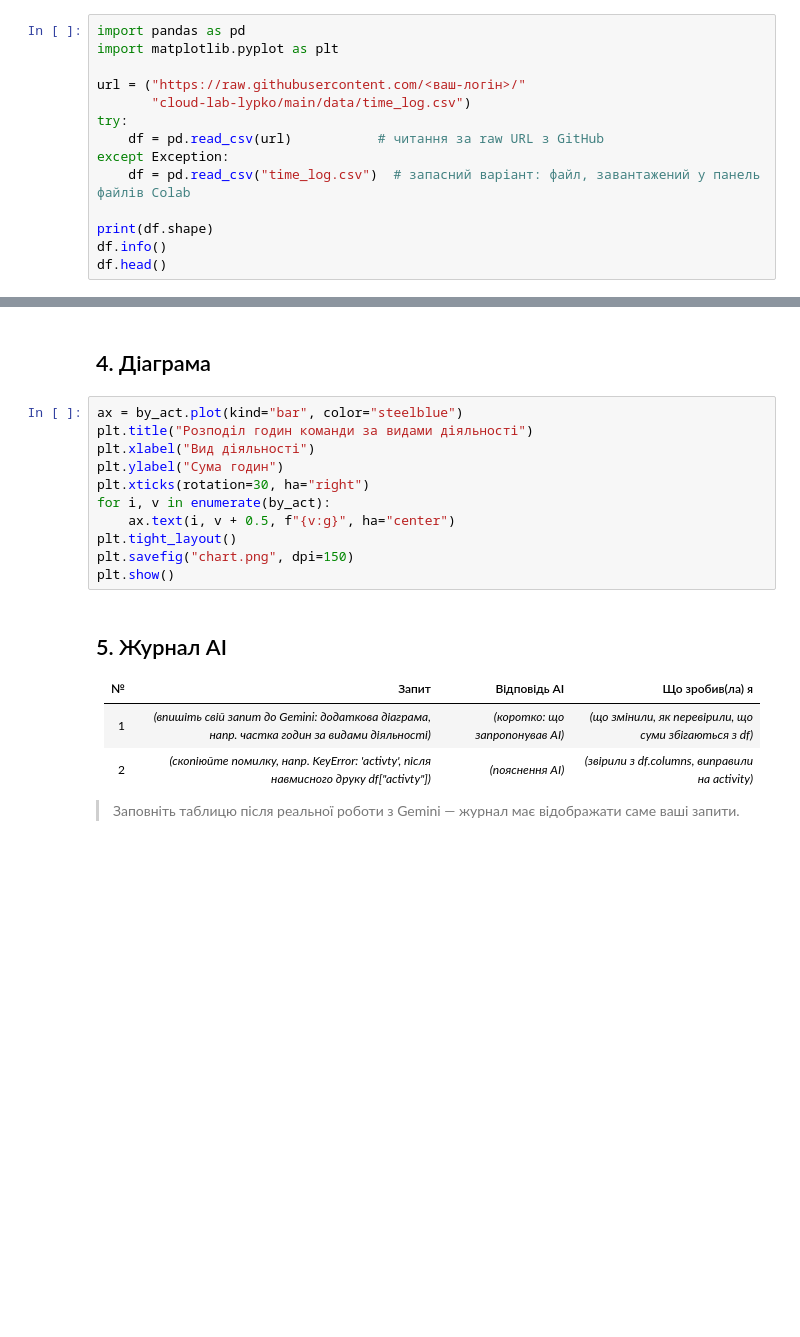
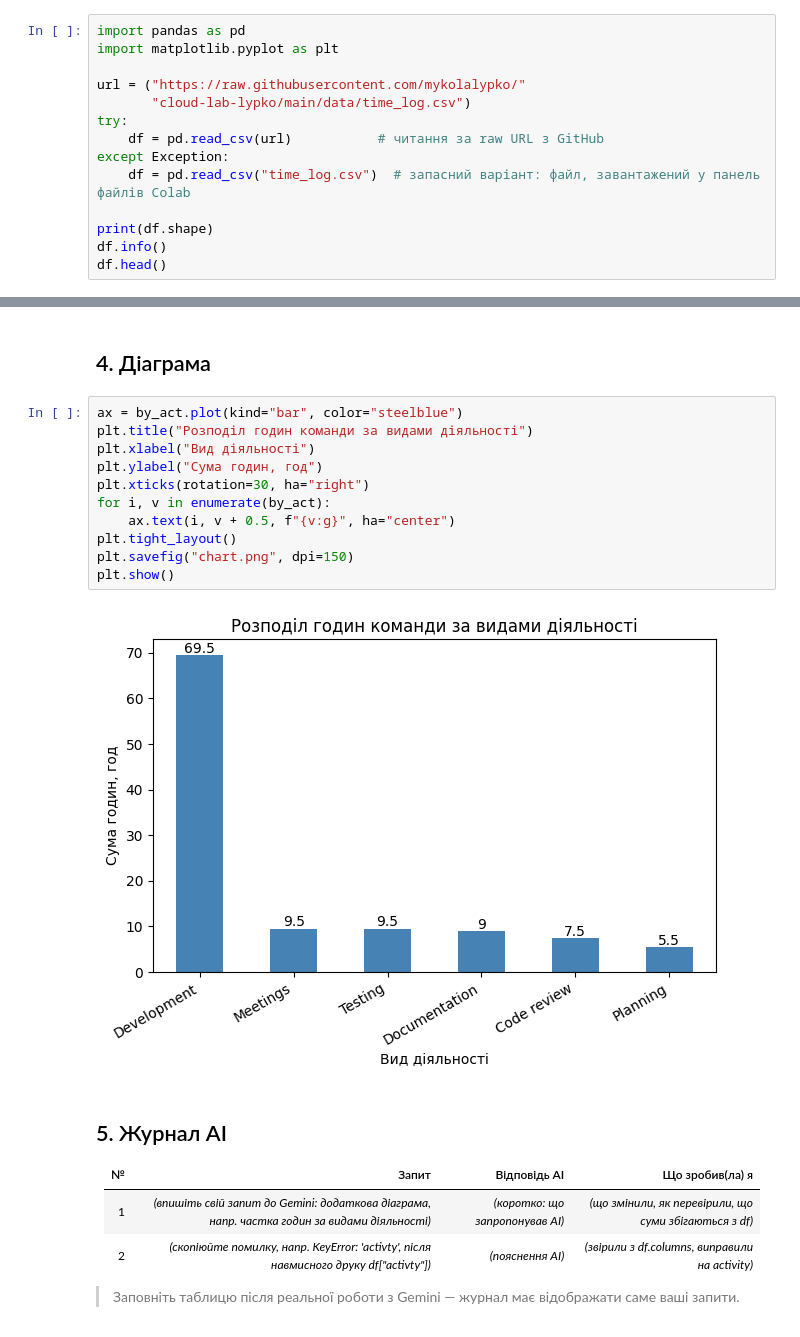
Before and after one commit to mykolalypko/cloud-lab-lypko, a Jupyter notebook: notebooks/lab_analysis.ipynb, the cells around one changed output, grey strips where cells are left out. Drawn from its saved outputs; the diff is of its cells as text; blank space fills up the shorter version.

Commit message:
Fix #1: add units to Y axis label on chart

```diff
--- a/notebooks/lab_analysis.ipynb
+++ b/notebooks/lab_analysis.ipynb
@@ -16,7 +23,7 @@ print("Платформа:", platform.system())
 import pandas as pd
 import matplotlib.pyplot as plt
 
-url = ("https://raw.githubusercontent.com/<ваш-логін>/"
+url = ("https://raw.githubusercontent.com/mykolalypko/"
        "cloud-lab-lypko/main/data/time_log.csv")
 try:
     df = pd.read_csv(url)           # читання за raw URL з GitHub
@@ -61,14 +133,16 @@ print(df.groupby("member")["hours"].sum())
 # %%
 ax = by_act.plot(kind="bar", color="steelblue")
 plt.title("Розподіл годин команди за видами діяльності")
 plt.xlabel("Вид діяльності")
-plt.ylabel("Сума годин")
+plt.ylabel("Сума годин, год")
 plt.xticks(rotation=30, ha="right")
 for i, v in enumerate(by_act):
     ax.text(i, v + 0.5, f"{v:g}", ha="center")
 plt.tight_layout()
 plt.savefig("chart.png", dpi=150)
 plt.show()
+# %% [output]
+[figure, added]
 # %% [markdown]
 ## 5. Журнал AI
 | № | Запит | Відповідь AI | Що зробив(ла) я |
```
Also changed, not shown: parts of 11 cells of this notebook.
